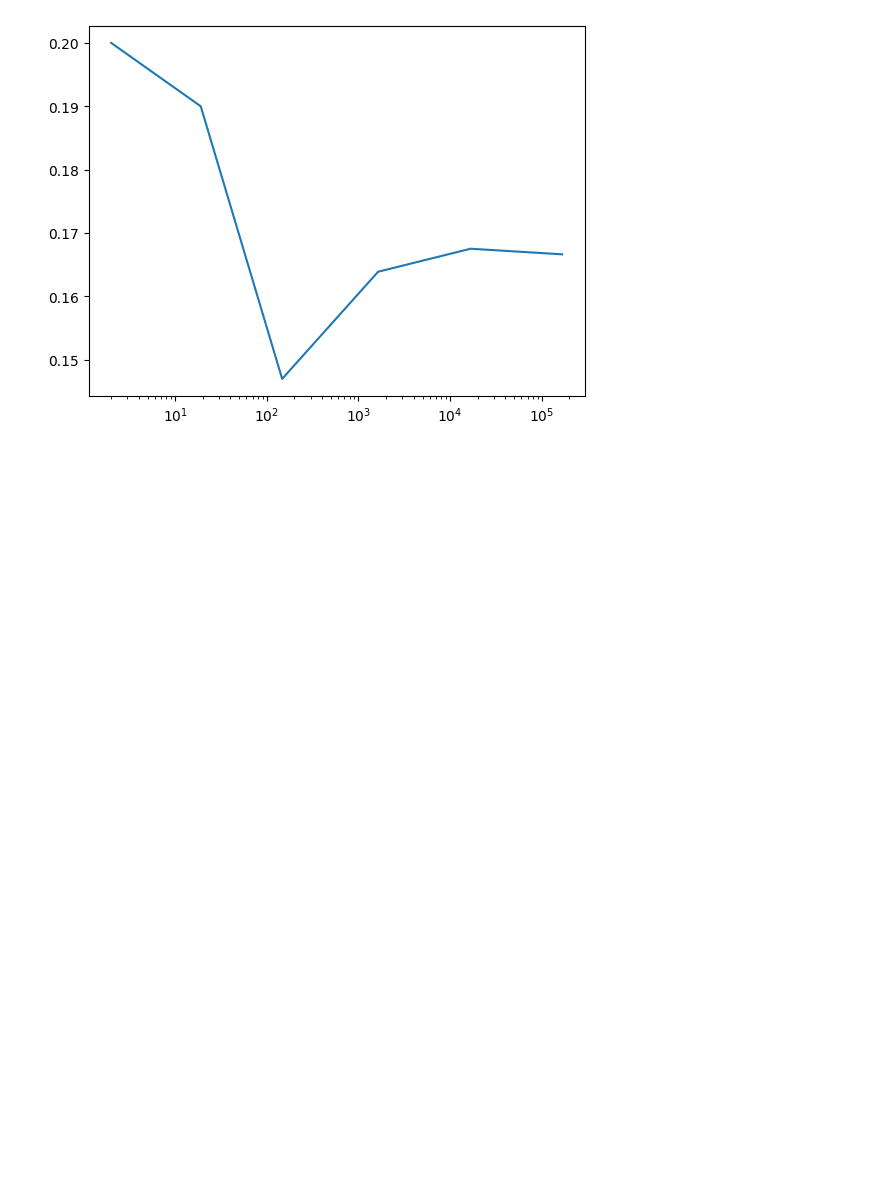
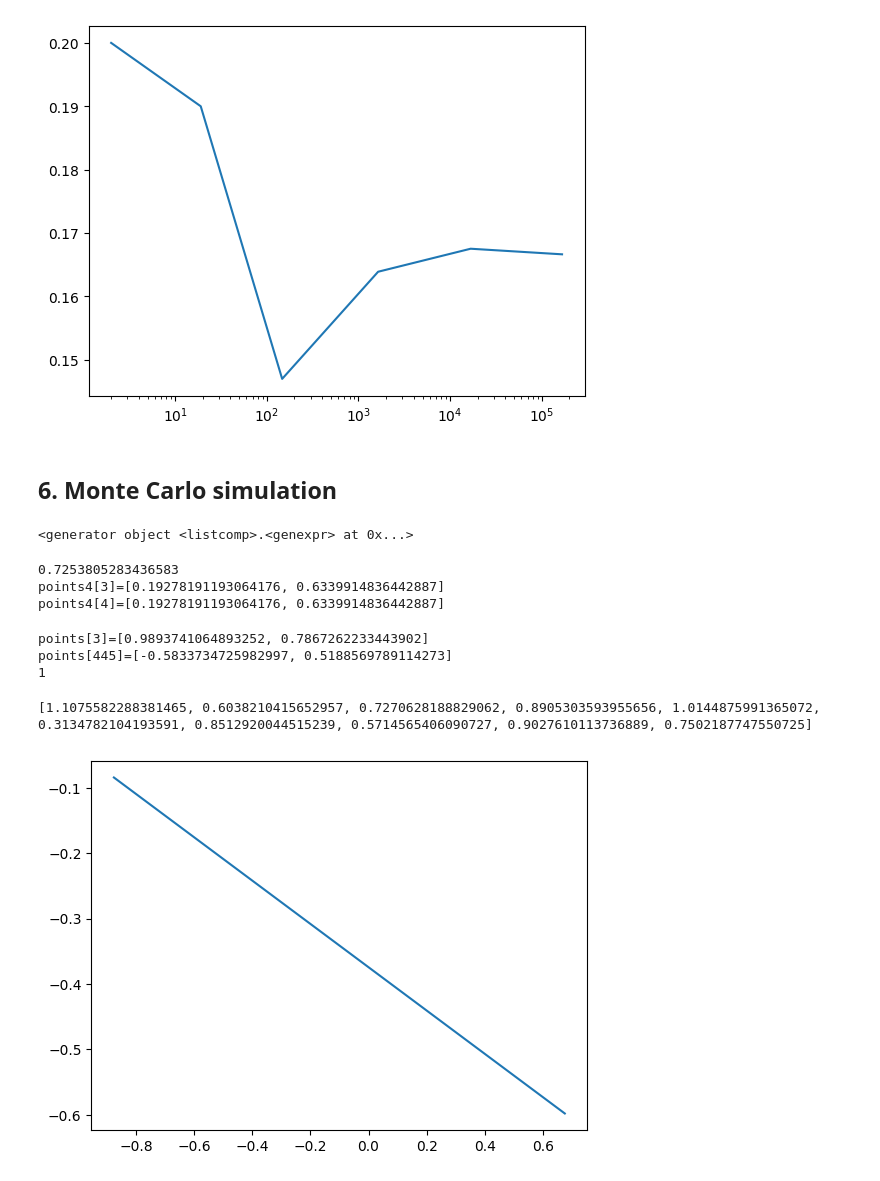
Before and after one commit to ThomasSjostrand/Python-Thomas-Sjostrand, a Jupyter notebook: Exercises/04-list-exercise.ipynb, the cells around one changed output. Drawn from its saved outputs; the diff is of its cells as text; code cells hidden in the pictures; blank space fills up the shorter version.

```diff
--- a/Exercises/04-list-exercise.ipynb
+++ b/Exercises/04-list-exercise.ipynb
@@ -109,3 +109,83 @@ plt.xscale("log")
 [[2], [19], [147], [1639], [16753], [166648]]
 [[0.2], [0.19], [0.147], [0.1639], [0.16753], [0.166648]]
 [figure]
+# %% [markdown]
+## 6. Monte Carlo simulation
+# %%
+import random as rnd
+
+points = [([rnd.random()], ([rnd.random()] for i in range(5000))) for j in range(5000)]
+
+ #for i in range(5000)], ]
+
+print(points[232][1])
+# %% [output]
+<generator object <listcomp>.<genexpr> at 0x...>
+# %%
+import random as rnd
+points = rnd.random()
+print(points)
+
+points2 = [rnd.random() for i in range(10)]
+points2
+
+points3 = [rnd.random() for i in range(3)], [rnd.random() for i in range(3)]
+points3
+
+point = [rnd.random(), rnd.random()]
+point
+
+points4 = [point for i in range(5)]
+print(f"{points4[3]=}")
+print(f"{points4[4]=}")
+# %% [output]
+0.7253805283436583
+points4[3]=[0.19278191193064176, 0.6339914836442887]
+points4[4]=[0.19278191193064176, 0.6339914836442887]
+# %%
+import random as rnd
+
+point = [rnd.random(), rnd.random()]
+point
+
+points = [[rnd.random()*(rnd.randint(0,1)*2-1), rnd.random()*(rnd.randint(0,1)*2-1)] for i in range(5000)]
+print(f"{points[3]=}")
+print(f"{points[445]=}")
+
+sign = (rnd.randint(0,1)*2-1)
+print(sign)
+# %% [output]
+points[3]=[0.9893741064893252, 0.7867262233443902]
+points[445]=[-0.5833734725982997, 0.5188569789114273]
+1
+# %%
+import random as rnd
+import math
+import matplotlib.pyplot as plt
+
+def point():
+    x = rnd.random()*(rnd.randint(0,1)*2-1)
+    y = rnd.random()*(rnd.randint(0,1)*2-1)
+    return([x,y])
+
+# creating list of points
+points = [point() for i in range(10)]
+
+def distance(x,y):
+    dist = math.sqrt(x**2 + y**2)
+    return dist
+
+# creating list of distances
+distances = [distance(points[i][0], points[i][1]) for i in range(10)]
+
+print(distances)
+
+plt.plot(points[0], points[1]);
+
+# print(distance(points[0]))
+
+# distances = [points[i] for i in range(10)]
+# distances
+# %% [output]
+[1.1075582288381465, 0.6038210415652957, 0.7270628188829062, 0.8905303593955656, 1.0144875991365072, 0.3134782104193591, 0.8512920044515239, 0.5714565406090727, 0.9027610113736889, 0.7502187747550725]
+[figure, added]
```
Also changed, not shown: parts of 1 cell of this notebook.
